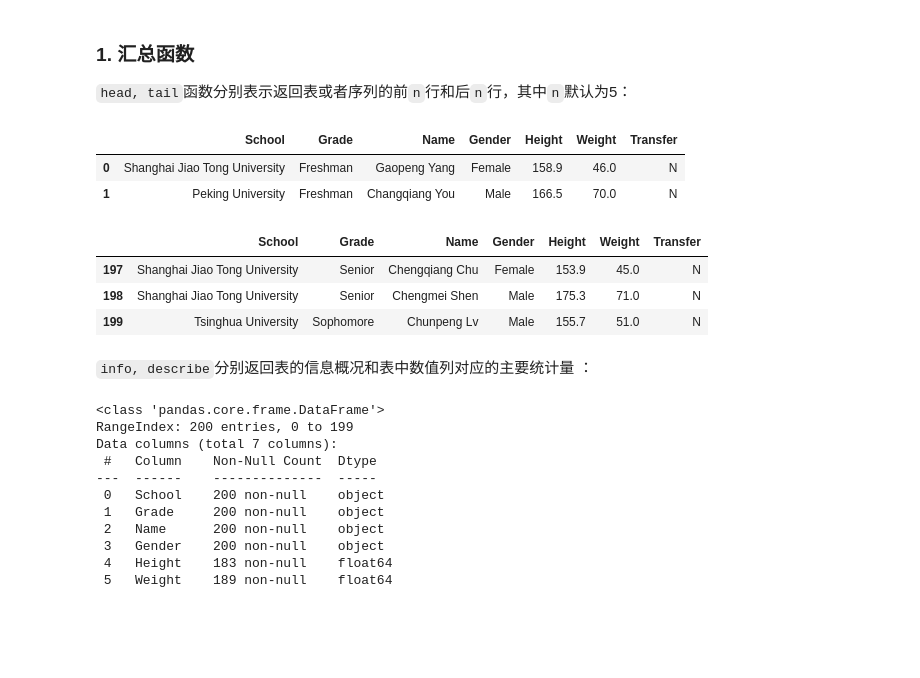
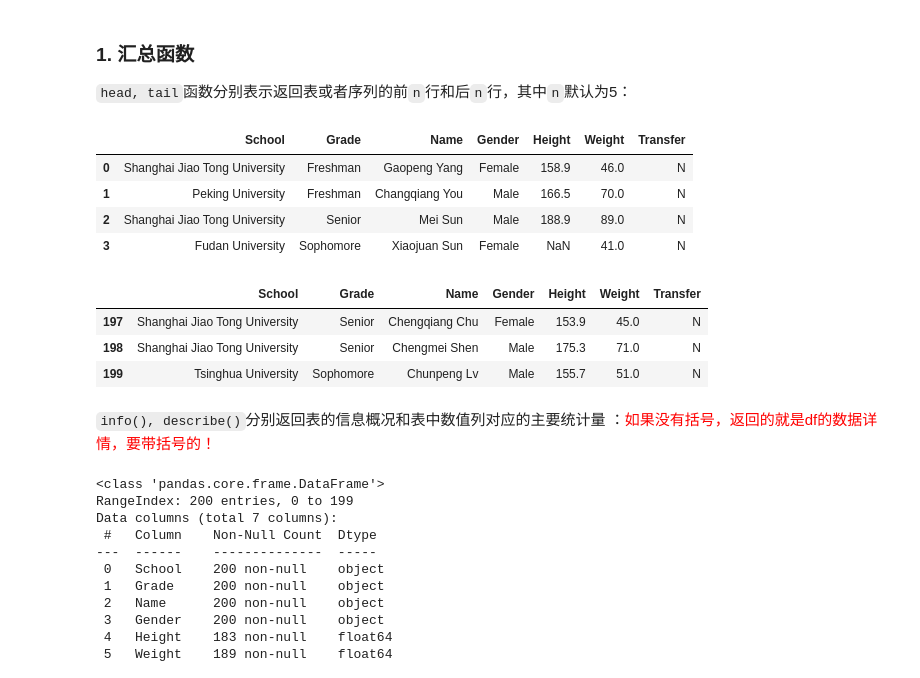
Before and after one commit to ArriettySong/DataWhale_LearningNote, a Jupyter notebook: Pandas/try/Task2-Pandas基础.ipynb, the cells around one changed output. Cells and saved outputs as stored; diff of their text form; code cells hidden in the pictures; blank space fills up the shorter version.

```diff
--- a/Pandas/try/Task2-Pandas基础.ipynb
+++ b/Pandas/try/Task2-Pandas基础.ipynb
@@ -182,11 +320,13 @@ df = df[df.columns[:7]]
 ### 1. 汇总函数
 `head, tail`函数分别表示返回表或者序列的前`n`行和后`n`行，其中`n`默认为5：
 # %%
-df.head(2)
+df.head(4)
 # %% [output]
 |  | School | Grade | Name | Gender | Height | Weight | Transfer |
 | 0 | Shanghai Jiao Tong University | Freshman | Gaopeng Yang | Female | 158.9 | 46.0 | N |
 | 1 | Peking University | Freshman | Changqiang You | Male | 166.5 | 70.0 | N |
+| 2 | Shanghai Jiao Tong University | Senior | Mei Sun | Male | 188.9 | 89.0 | N |
+| 3 | Fudan University | Sophomore | Xiaojuan Sun | Female | NaN | 41.0 | N |
 # %%
 df.tail(3)
 # %% [output]
@@ -195,7 +335,7 @@ df.tail(3)
 | 198 | Shanghai Jiao Tong University | Senior | Chengmei Shen | Male | 175.3 | 71.0 | N |
 | 199 | Tsinghua University | Sophomore | Chunpeng Lv | Male | 155.7 | 51.0 | N |
 # %% [markdown]
-`info, describe`分别返回表的信息概况和表中数值列对应的主要统计量 ：
+`info(), describe()`分别返回表的信息概况和表中数值列对应的主要统计量 ：<font color=red>如果没有括号，返回的就是df的数据详情，要带括号的！</font>
 # %%
 df.info()
 # %% [output]
```
Also changed, not shown: parts of 95 cells of this notebook.
